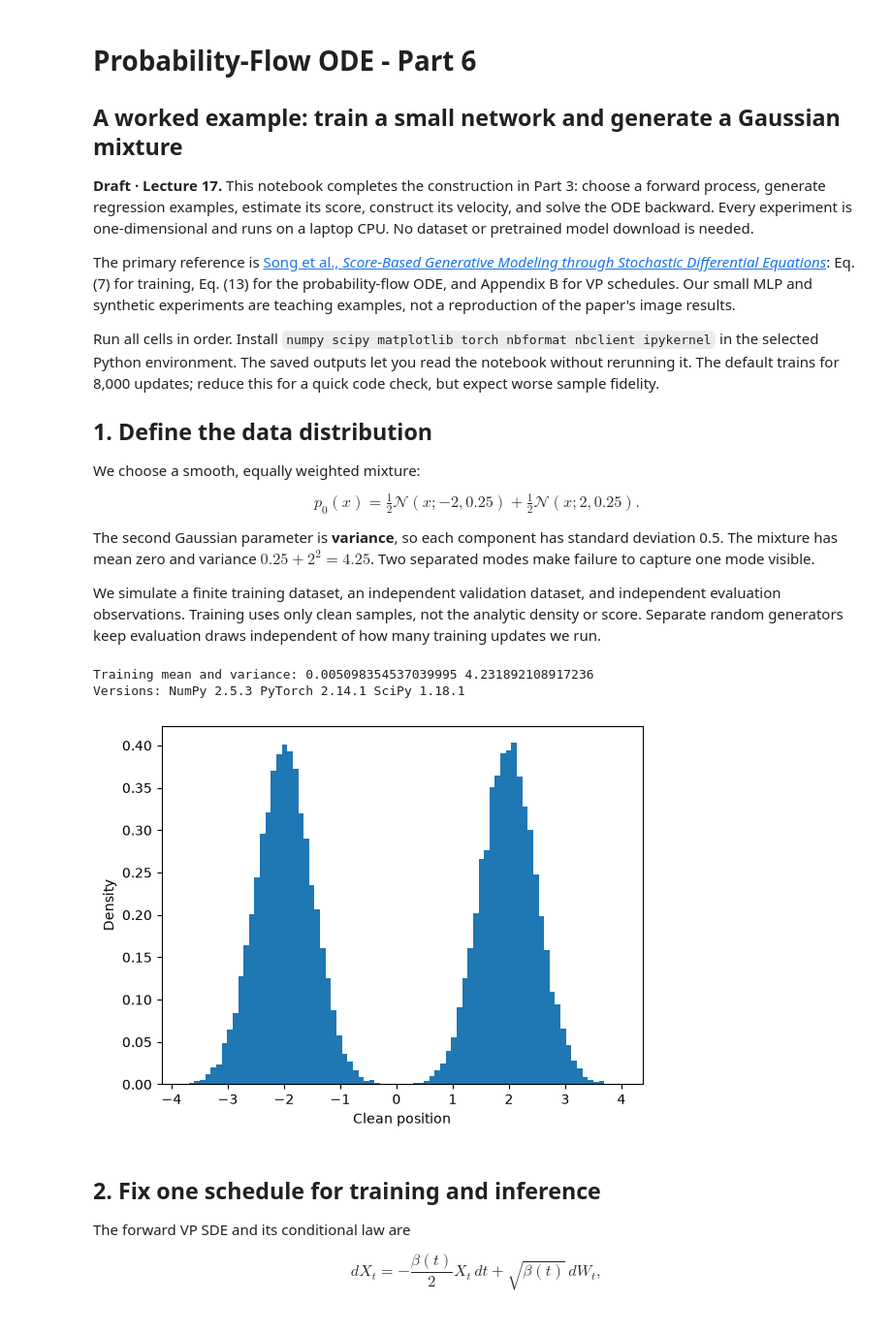
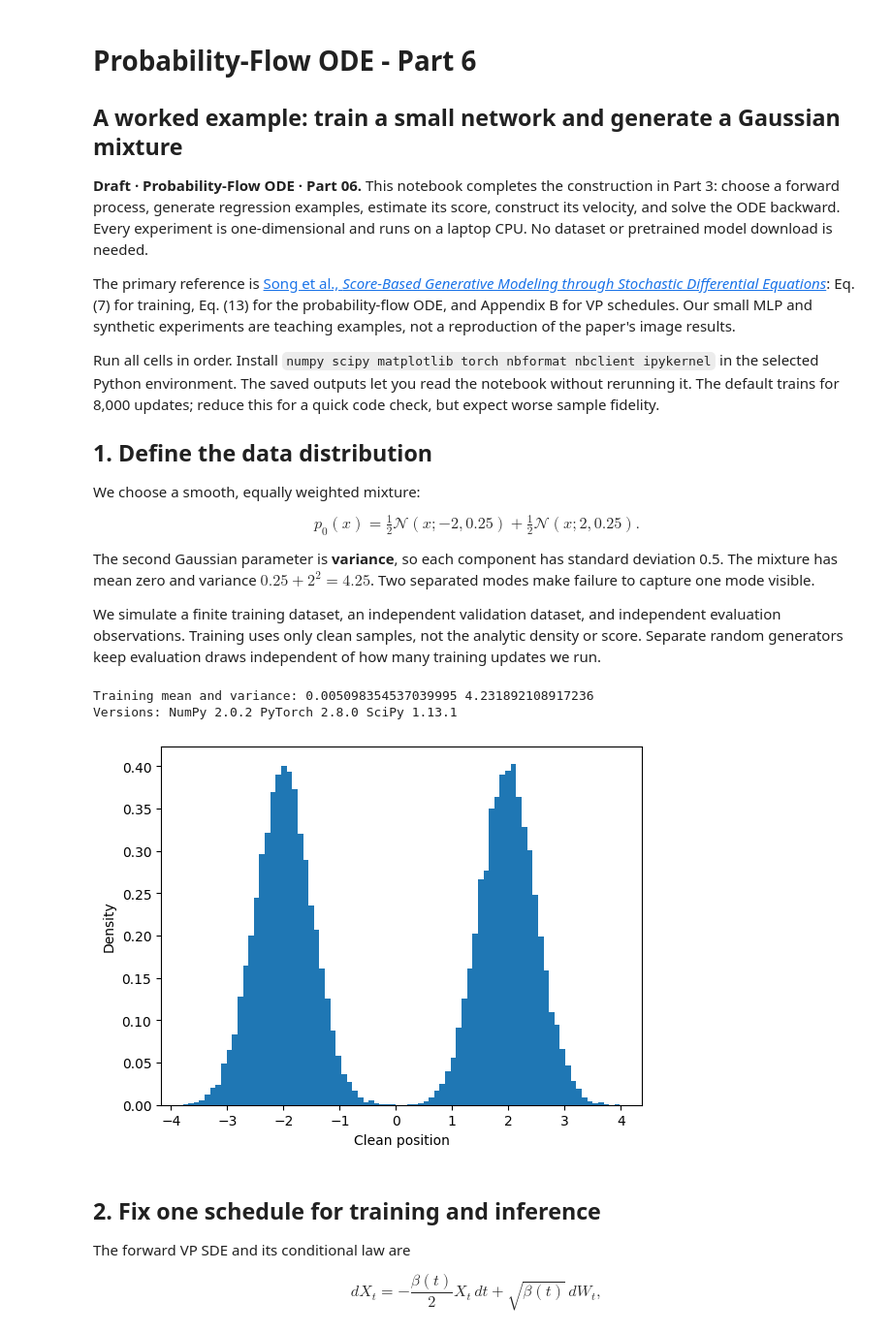
Before and after one commit to acads-iit-jammu/diffusion-models-f26, a Jupyter notebook: materials/probability-flow/notebooks/05-part-6-train-and-sample.ipynb, the cells around one changed output. Shown at 97% size. Cells and saved outputs as stored; diff of their text form; code cells hidden in the pictures.

```diff
--- a/materials/probability-flow/notebooks/05-part-6-train-and-sample.ipynb
+++ b/materials/probability-flow/notebooks/05-part-6-train-and-sample.ipynb
@@ -2,7 +2,7 @@
 # Probability-Flow ODE - Part 6
 ## A worked example: train a small network and generate a Gaussian mixture
 
-**Draft · Lecture 17.** This notebook completes the construction in Part 3: choose a forward process, generate regression examples, estimate its score, construct its velocity, and solve the ODE backward. Every experiment is one-dimensional and runs on a laptop CPU. No dataset or pretrained model download is needed.
+**Draft · Probability-Flow ODE · Part 06.** This notebook completes the construction in Part 3: choose a forward process, generate regression examples, estimate its score, construct its velocity, and solve the ODE backward. Every experiment is one-dimensional and runs on a laptop CPU. No dataset or pretrained model download is needed.
 
 The primary reference is [Song et al., *Score-Based Generative Modeling through Stochastic Differential Equations*](https://arxiv.org/abs/2011.13456v2): Eq. (7) for training, Eq. (13) for the probability-flow ODE, and Appendix B for VP schedules. Our small MLP and synthetic experiments are teaching examples, not a reproduction of the paper's image results.
 
@@ -21,36 +21,35 @@ We simulate a finite training dataset, an independent validation dataset, and in
 import copy, time
 import numpy as np
 import scipy
 import torch
 from torch import nn
 import matplotlib.pyplot as plt
 from scipy.special import logsumexp, ndtr, ndtri
 from scipy.optimize import brentq
 
 started = time.perf_counter()
 torch.set_num_threads(2)
 torch.manual_seed(20261006)
 train_rng = np.random.default_rng(101)
 validation_rng = np.random.default_rng(102)
-evaluation_rng = np.random.default_rng(103)
 weights = np.array([0.5, 0.5])
 means = np.array([-2.0, 2.0])
 variances = np.array([0.25, 0.25])
 
 def draw_data(n, rng):
     j = rng.choice(len(weights), size=n, p=weights)
     return means[j] + np.sqrt(variances[j])*rng.normal(size=n)
 
 training_data = torch.tensor(draw_data(30000, train_rng), dtype=torch.float32)
 validation_data = torch.tensor(draw_data(5000, validation_rng), dtype=torch.float32)
 print('Training mean and variance:', training_data.mean().item(), training_data.var().item())
 print('Versions:', 'NumPy', np.__version__, 'PyTorch', torch.__version__, 'SciPy', scipy.__version__)
 plt.hist(training_data.numpy(), bins=80, density=True)
 plt.xlabel('Clean position'); plt.ylabel('Density'); plt.show()
 # %% [output]
 Training mean and variance: 0.005098354537039995 4.231892108917236
-Versions: NumPy 2.5.3 PyTorch 2.14.1 SciPy 1.18.1
+Versions: NumPy 2.0.2 PyTorch 2.8.0 SciPy 1.13.1
-[figure, old version]
+[figure, new version]
 # %% [markdown]
 ## 2. Fix one schedule for training and inference
 
```
Also changed, not shown: parts of 10 cells of this notebook, 14 other files.
